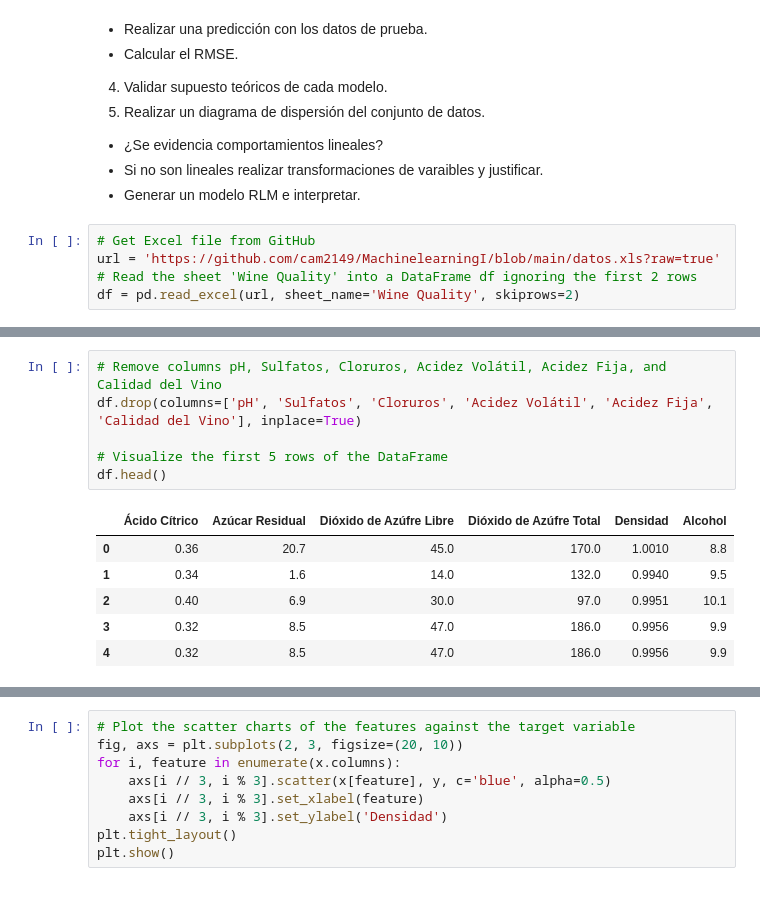
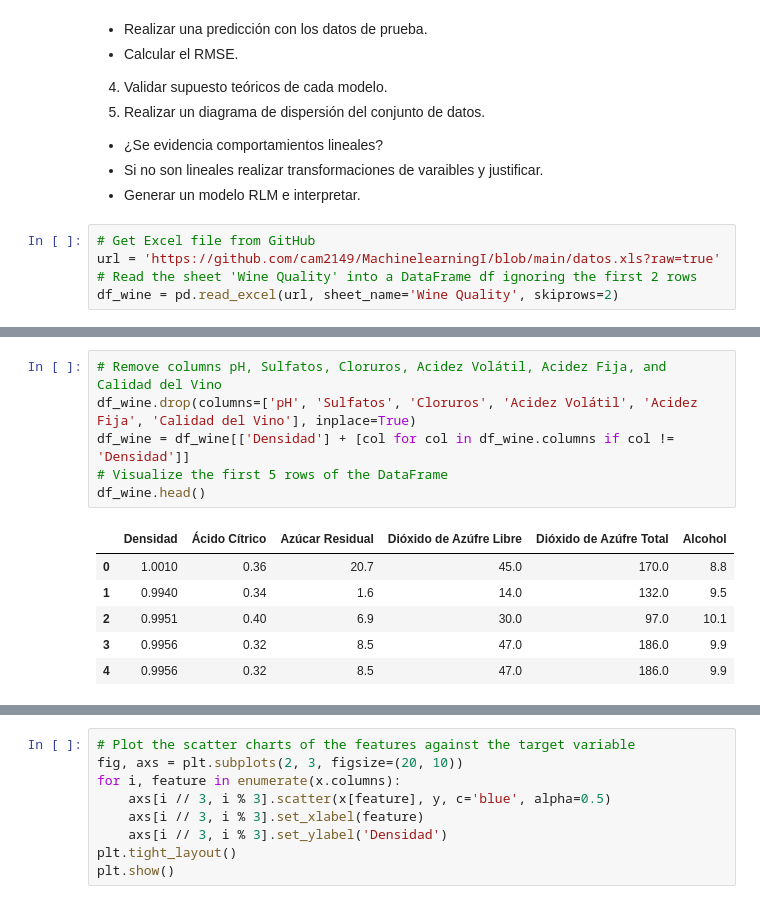
Before and after one commit to cam2149/MachinelearningI, a Jupyter notebook: Examen1_Ejercicio3.ipynb, the cells around one changed output, grey strips where cells are left out. Drawn from its saved outputs; the diff is of its cells as text.

```diff
--- a/Examen1_Ejercicio3.ipynb
+++ b/Examen1_Ejercicio3.ipynb
@@ -189,6 +44,6 @@ _ = plt.legend()
 # Get Excel file from GitHub
 url = 'https://github.com/cam2149/MachinelearningI/blob/main/datos.xls?raw=true'
 # Read the sheet 'Wine Quality' into a DataFrame df ignoring the first 2 rows
-df = pd.read_excel(url, sheet_name='Wine Quality', skiprows=2)
+df_wine = pd.read_excel(url, sheet_name='Wine Quality', skiprows=2)
 # %%
 # Visualize the first 5 rows of the DataFrame
@@ -202,16 +57,16 @@ df.head()
 | 4 | 6 | 7.2 | 0.23 | 0.32 | 8.5 | 0.058 | ... |
 # %%
 # Remove columns pH, Sulfatos, Cloruros, Acidez Volátil, Acidez Fija, and Calidad del Vino
-df.drop(columns=['pH', 'Sulfatos', 'Cloruros', 'Acidez Volátil', 'Acidez Fija', 'Calidad del Vino'], inplace=True)
-
+df_wine.drop(columns=['pH', 'Sulfatos', 'Cloruros', 'Acidez Volátil', 'Acidez Fija', 'Calidad del Vino'], inplace=True)
+df_wine = df_wine[['Densidad'] + [col for col in df_wine.columns if col != 'Densidad']]
 # Visualize the first 5 rows of the DataFrame
-df.head()
+df_wine.head()
 # %% [output]
-|  | Ácido Cítrico | Azúcar Residual | Dióxido de Azúfre Libre | Dióxido de Azúfre Total | Densidad | Alcohol |
-| 0 | 0.36 | 20.7 | 45.0 | 170.0 | 1.0010 | 8.8 |
-| 1 | 0.34 | 1.6 | 14.0 | 132.0 | 0.9940 | 9.5 |
-| 2 | 0.40 | 6.9 | 30.0 | 97.0 | 0.9951 | 10.1 |
-| 3 | 0.32 | 8.5 | 47.0 | 186.0 | 0.9956 | 9.9 |
-| 4 | 0.32 | 8.5 | 47.0 | 186.0 | 0.9956 | 9.9 |
+|  | Densidad | Ácido Cítrico | Azúcar Residual | Dióxido de Azúfre Libre | Dióxido de Azúfre Total | Alcohol |
+| 0 | 1.0010 | 0.36 | 20.7 | 45.0 | 170.0 | 8.8 |
+| 1 | 0.9940 | 0.34 | 1.6 | 14.0 | 132.0 | 9.5 |
+| 2 | 0.9951 | 0.40 | 6.9 | 30.0 | 97.0 | 10.1 |
+| 3 | 0.9956 | 0.32 | 8.5 | 47.0 | 186.0 | 9.9 |
+| 4 | 0.9956 | 0.32 | 8.5 | 47.0 | 186.0 | 9.9 |
 # %%
 # Define Densidad as the target variable (Y) and the rest of the columns as the features (X)
```
Also changed, not shown: parts of 22 cells of this notebook, 1 other file.
